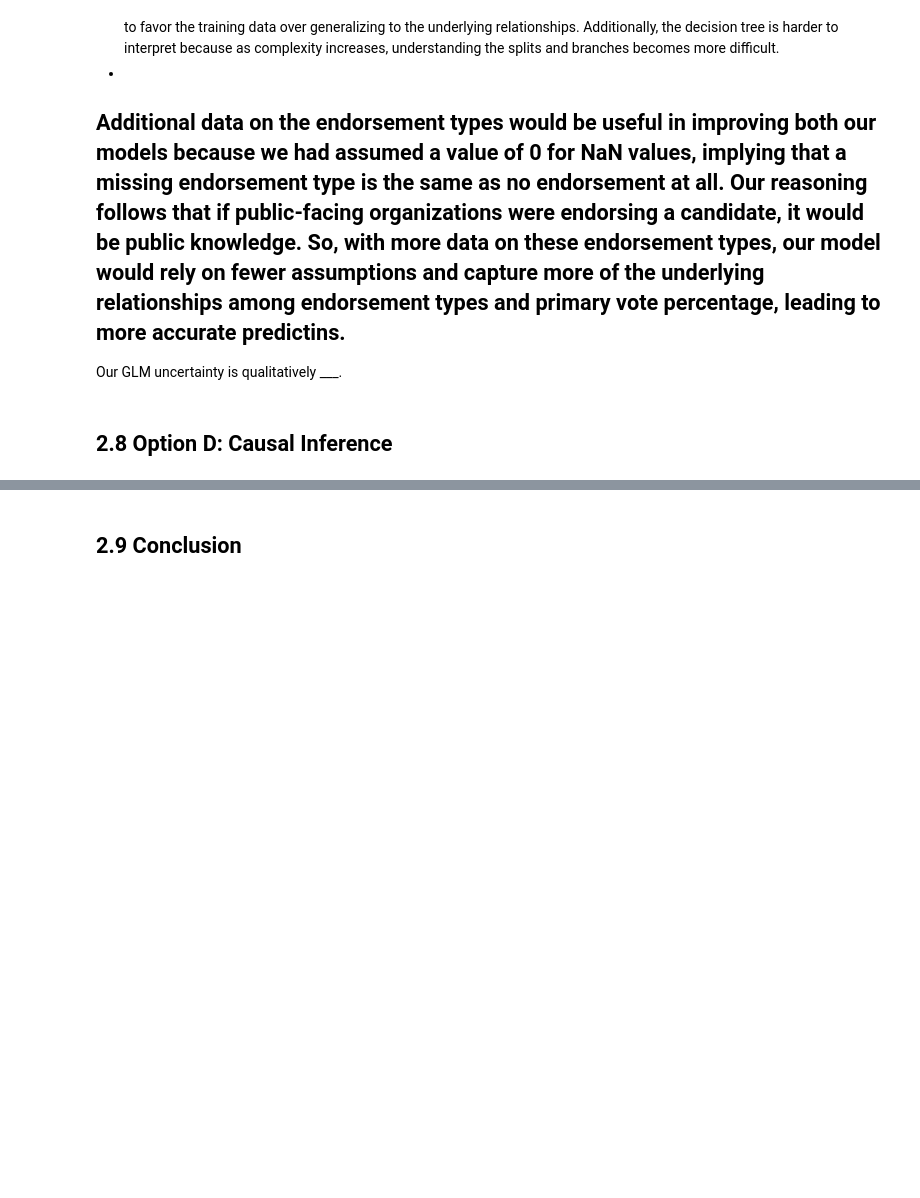
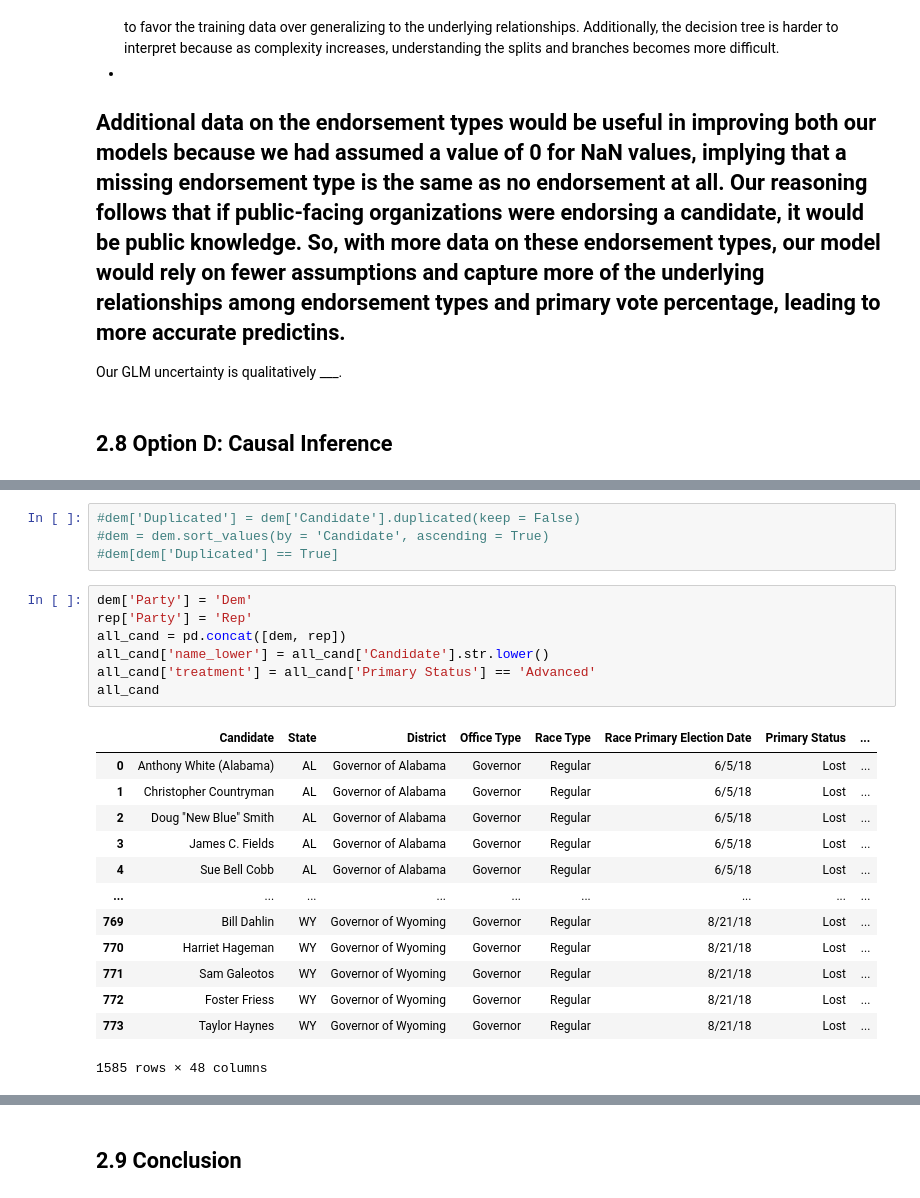
Before and after one commit to daekwon0/data102proj, a Jupyter notebook: data102_finproj_g23.ipynb, the cells around one changed output, grey strips where cells are left out. Cells and saved outputs as stored; diff of their text form; blank space fills up the shorter version.

```diff
--- a/data102_finproj_g23.ipynb
+++ b/data102_finproj_g23.ipynb
@@ -374,0 +397,25 @@ Our GLM uncertainty is qualitatively ___.
+# %%
+#dem['Duplicated'] = dem['Candidate'].duplicated(keep = False)
+#dem = dem.sort_values(by = 'Candidate', ascending = True)
+#dem[dem['Duplicated'] == True]
+# %%
+dem['Party'] = 'Dem'
+rep['Party'] = 'Rep'
+all_cand = pd.concat([dem, rep])
+all_cand['name_lower'] = all_cand['Candidate'].str.lower()
+all_cand['treatment'] = all_cand['Primary Status'] == 'Advanced'
+all_cand
+# %% [output]
+|  | Candidate | State | District | Office Type | Race Type | Race Primary Election Date | Primary Status | ... |
+| 0 | Anthony White (Alabama) | AL | Governor of Alabama | Governor | Regular | 6/5/18 | Lost | ... |
+| 1 | Christopher Countryman | AL | Governor of Alabama | Governor | Regular | 6/5/18 | Lost | ... |
+| 2 | Doug "New Blue" Smith | AL | Governor of Alabama | Governor | Regular | 6/5/18 | Lost | ... |
+| 3 | James C. Fields | AL | Governor of Alabama | Governor | Regular | 6/5/18 | Lost | ... |
+| 4 | Sue Bell Cobb | AL | Governor of Alabama | Governor | Regular | 6/5/18 | Lost | ... |
+| ... | ... | ... | ... | ... | ... | ... | ... | ... |
+| 769 | Bill Dahlin | WY | Governor of Wyoming | Governor | Regular | 8/21/18 | Lost | ... |
+| 770 | Harriet Hageman | WY | Governor of Wyoming | Governor | Regular | 8/21/18 | Lost | ... |
+| 771 | Sam Galeotos | WY | Governor of Wyoming | Governor | Regular | 8/21/18 | Lost | ... |
+| 772 | Foster Friess | WY | Governor of Wyoming | Governor | Regular | 8/21/18 | Lost | ... |
+| 773 | Taylor Haynes | WY | Governor of Wyoming | Governor | Regular | 8/21/18 | Lost | ... |
+1585 rows × 48 columns
```
Also changed, not shown: parts of 18 cells of this notebook.
